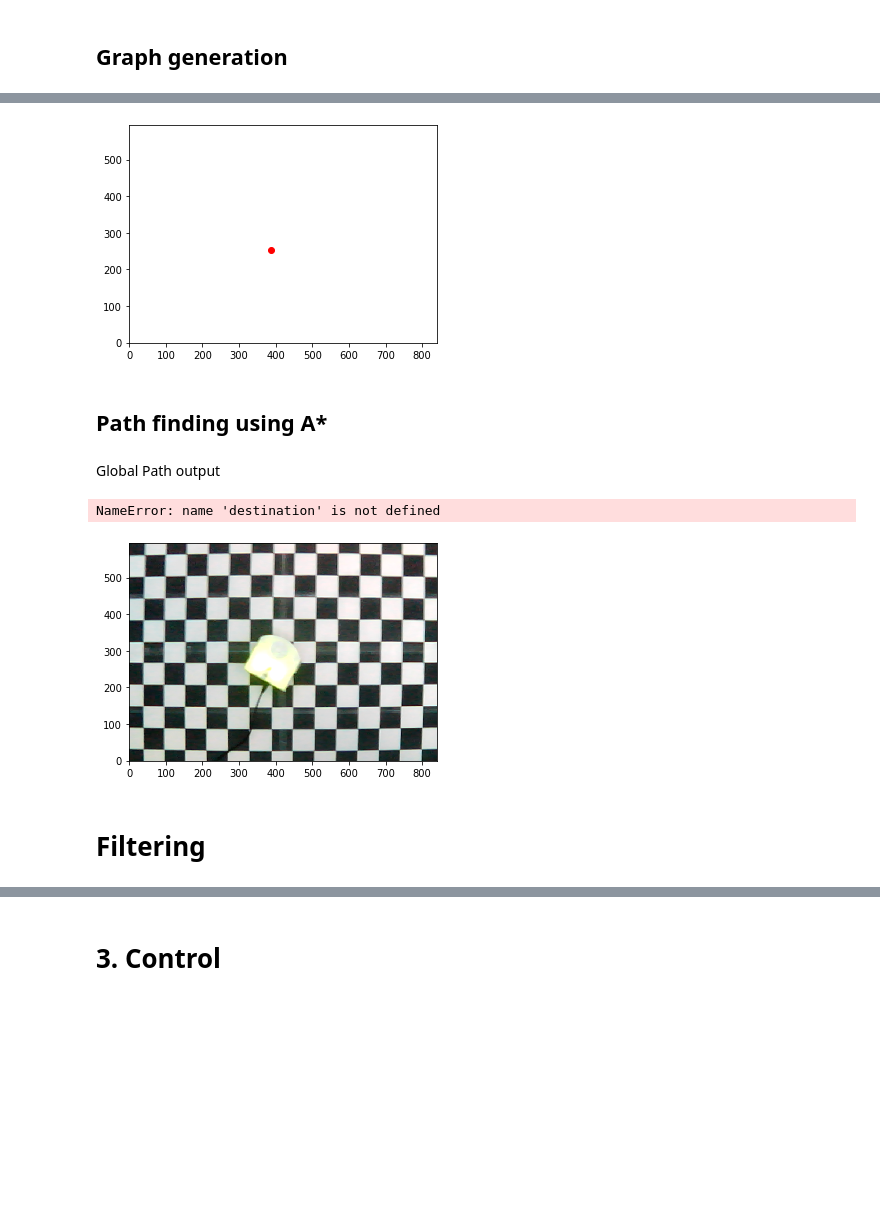
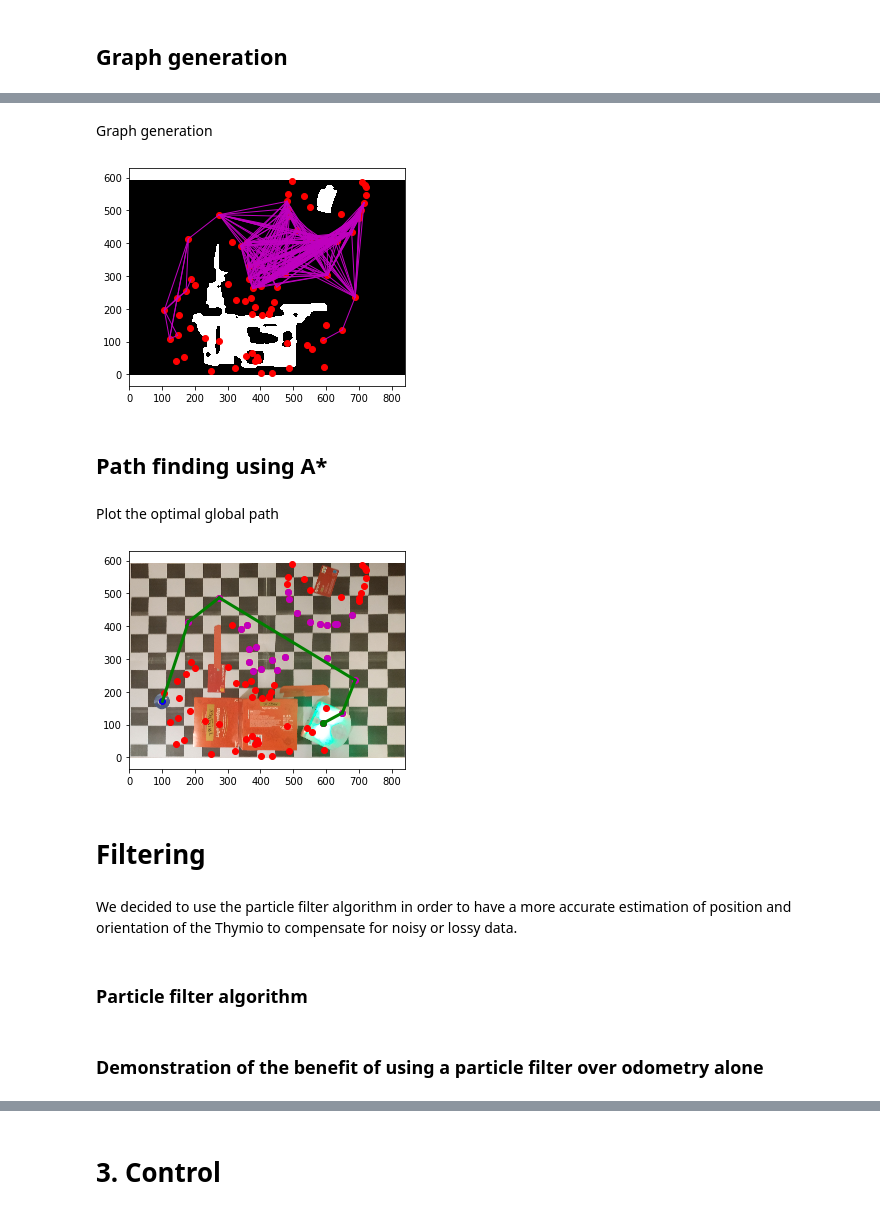
Before and after one commit to RaphLins/basics_of_MB_project, a Jupyter notebook: report.ipynb, the cells around one changed output, grey strips where cells are left out. Cells and saved outputs as stored; diff of their text form; code cells hidden in the pictures; blank space fills up the shorter version.

```diff
--- a/report.ipynb
+++ b/report.ipynb
@@ -43,20 +71,0 @@ True
-# %%
-# cv2.imwrite('images/terrain.jpg', img)
-# img = cv2.imread('images/terrain.jpg')[::-1,:,:]
-
-img_no_black = remove_black(img, 65)
-
-kernel_size = 41
-blurred_img = cv2.GaussianBlur(img_no_black,(kernel_size,kernel_size),0)
-
-# treshold
-threshold_val = 200
-(b, g, r) = cv2.split(blurred_img)
-_,threshold = cv2.threshold(r, threshold_val, 255,
-                            cv2.THRESH_BINARY)
-
-plt.imshow(blurred_img, origin='lower')
-plt.figure()
-plt.imshow(threshold, origin='lower')
-
-board = find_rectangle(threshold, 100000, 0.04)
@@ -103,11 +140,11 @@ plt.imshow(goal_template, origin='lower')
 # %%
-def find_object(template, rescaled_img, angle_resolution):
+def pattern_matching(template, rescaled_img, angle_resolution):
     best_angle = 0
     best = 0
     best_Hit = []
     for angle in np.arange(0, 359, angle_resolution):
         rotated = ndimage.rotate(template, angle)
-        name = "".join(["thymio_", str(angle)])
+        name = "".join(["", str(angle)])
         listTemplate = [(name, rotated)]
         Hit = matchTemplates(listTemplate, rescaled_img,method=cv2.TM_CCOEFF_NORMED, N_object=1,score_threshold=0.1, maxOverlap=0,searchBox=None)
         if Hit.Score.to_numpy()[0] > best:
@@ -124,4 +163,6 @@ def find_object(template, rescaled_img, angle_resolution):
 # %%
-### Find the thymio and the destination image centers
-thymio_center, thymio_angle = find_object(thymio_template, rescaled_img, 2)
-goal_center, _ = find_object(goal_template, rescaled_img, 10)
+#Thymio
+thymio_center, thymio_angle = pattern_matching(thymio_template, rescaled_img, 2)
+
+#Final destination
+goal_center, _ = pattern_matching(goal_template, rescaled_img, 360)
@@ -301,7 +374,9 @@ Node graph output
+# %% [markdown]
+Graph generation
 # %%
 import itertools
 
-# Create a class fro each node
+# Create a class for each node
 
 class Node:
     def __init__(self, x, y):
@@ -316,42 +391,38 @@ class Node:
         return self.x, self.y
     def __repr__(self):
         return "node ("+str(self.x)+","+str(self.y)+")"
-#Create the graph of the map
+
+#Create a clase for the graph of the map
 
 class Graph:
     def __init__(self, way_points, obstacle_map):
         self.obstacle_map = obstacle_map
         self.nodes = []
         for way_point in way_points:
             x, y = way_point
             self.nodes.append(Node(x, y))
         for node1, node2 in itertools.combinations(self.nodes, 2):
             if noObstacleBetween(self.obstacle_map, node1.get_pos(), node2.get_pos()):
                 node1.neighbours.append(node2)
                 node2.neighbours.append(node1)
 
                 x, y = node1.get_pos()
                 x_end, y_end = node2.get_pos()
                 plt.plot((x, x_end), (y, y_end), 'm', linewidth=1)
 
     def add_new_node(self, node):
         for potential_neighbour in self.nodes:
             if noObstacleBetween(self.obstacle_map, node.get_pos(), potential_neighbour.get_pos()):
                 node.neighbours.append(potential_neighbour)
                 potential_neighbour.neighbours.append(node)
-
-#                 x, y = node.get_pos()
-#                 x_end, y_end = potential_neighbour.get_pos()
-#                 plt.plot((x, x_end), (y, y_end), 'm', linewidth=1)
         self.nodes.append(node)
 
-plt.imshow(obstacle_map, cmap='Greys', origin='lower')
+imshow(obstacle_map)
 graph = Graph(way_points+[(thymio_pos[0], thymio_pos[1])], obstacle_map)
-
 for node in graph.nodes:
     node.plot()
 # %% [output]
-[figure, old version]
+[figure, new version]
 # %% [markdown]
 ## Path finding using A*
 # %%
@@ -428,19 +502,22 @@ def compute_path(start, goal, graph):
 
     return path
-# %% [markdown]
-Global Path output
+# %% [markdown]
+Plot the optimal global path
 # %%
-plt.imshow(rescaled_img, cmap='Greys', origin='lower')
+imshow(rescaled_img)
 
 start = Node(thymio_pos[0], thymio_pos[1])
-goal = Node(destination[0], destination[1])
+goal = Node(goal_center[0], goal_center[1])
 
-path = compute_path(start, goal, graph)
+path = compute_path(start, goal, graph, plot=True)
 # %% [output]
-NameError: name 'destination' is not defined
-[figure, old version]
+[figure, new version]
 # %% [markdown]
 # Filtering
+# %% [markdown]
+We decided to use the particle filter algorithm in order to have a more accurate estimation of position and orientation of the Thymio to compensate for noisy or lossy data.
+# %% [markdown]
+### Particle filter algorithm
 # %%
 # %load -n particle_filter
 def particle_filter(
@@ -470,6 +547,8 @@ def particle_filter(
     new_particles = [new_generation[i] for i in sample]
 
     return new_particles
+# %% [markdown]
+### Demonstration of the benefit of using a particle filter over odometry alone
 # %%
 import json
 
```
Also changed, not shown: parts of 44 cells of this notebook, 14 other files.
